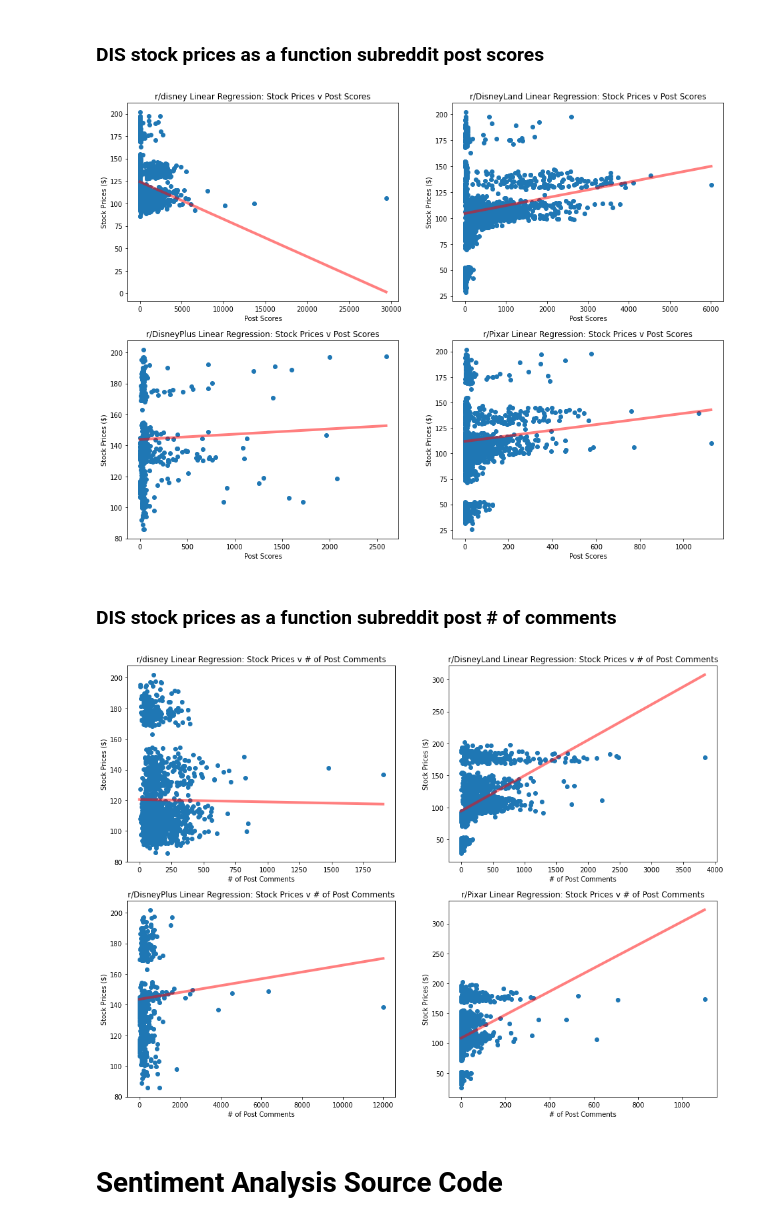
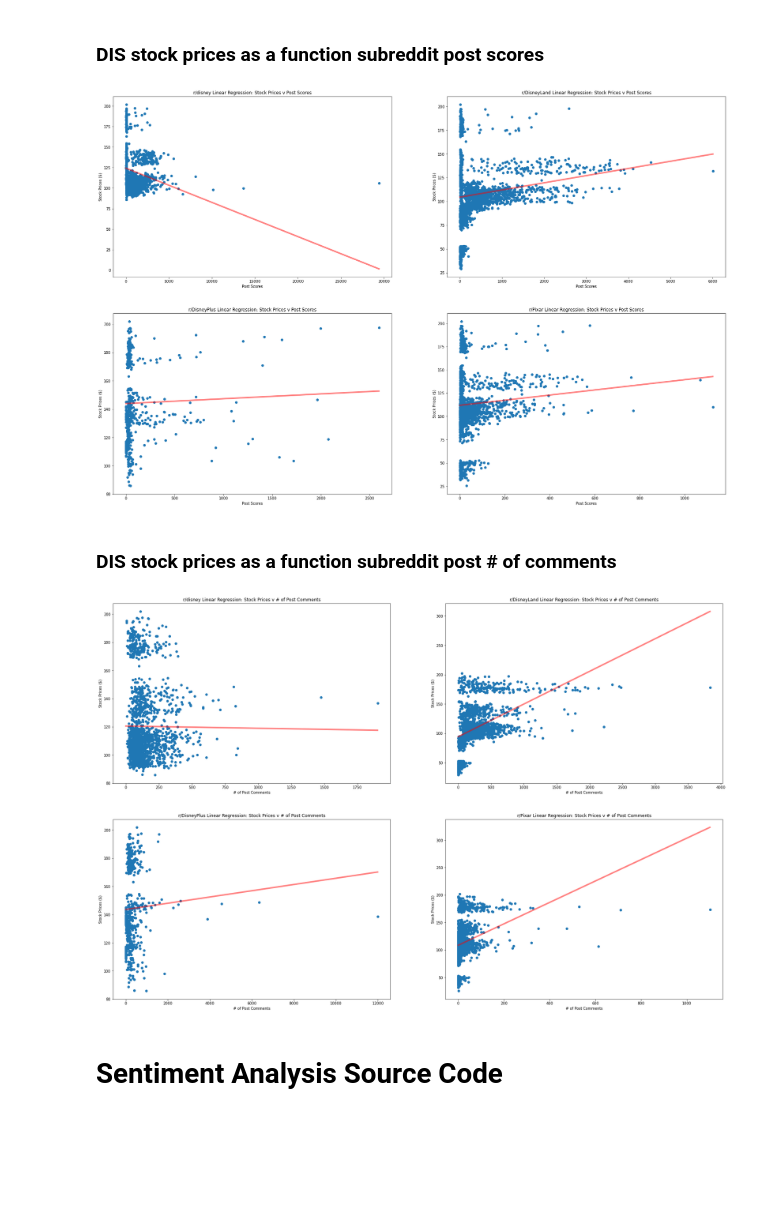
Before and after one commit to keekss/disney-reddit, a Jupyter notebook: project_writeup.ipynb, the cells around one changed output. Drawn from its saved outputs; the diff is of its cells as text; code cells hidden in the pictures; blank space fills up the shorter version.

Commit message:
Visuals and writeup adjusted

```diff
--- a/project_writeup.ipynb
+++ b/project_writeup.ipynb
@@ -628,18 +598,2 @@ post_scores_file.close()
 # %% [markdown]
 ## Plots: Disney subreddit post scores over time
-# %%
-fig, axes = plt.subplots(2, 2, figsize=(16, 12))
-
-score_plots = [("r/disney", weekday_df['parsed_dates'], weekday_df['score']),
-               ("r/DisneyLand", land_df['parsed_dates'], land_df['score']),
-               ("r/DisneyPlus", plus_df['parsed_dates'], plus_df['score']),
-               ("r/Pixar", pixar_df['parsed_dates'], pixar_df['score'])
-              ]
-
-for i, ax in enumerate(fig.axes):
-    (label, X, y) = score_plots[i]
-    ax = plt.subplot(2, 2, i+1)
-    ax.scatter(X, y)
-    ax.set_title(label)
-    ax.set_xlabel("Year")
-    ax.set_ylabel("Score")
@@ -655,18 +623,2 @@ comments_fig.show()
 # %% [markdown]
 ## Plots: # of comments for Disney subreddit posts over time
-# %%
-fig, axes = plt.subplots(2, 2, figsize=(16, 12))
-
-score_plots = [("r/disney", weekday_df['parsed_dates'], weekday_df['num_comments']),
-               ("r/DisneyLand", land_df['parsed_dates'], land_df['num_comments']),
-               ("r/DisneyPlus", plus_df['parsed_dates'], plus_df['num_comments']),
-               ("r/Pixar", pixar_df['parsed_dates'], pixar_df['num_comments'])
-              ]
-
-for i, ax in enumerate(fig.axes):
-    (label, X, y) = score_plots[i]
-    ax = plt.subplot(2, 2, i+1)
-    ax.scatter(X, y)
-    ax.set_title(label)
-    ax.set_xlabel("Year")
-    ax.set_ylabel("num_comments")
@@ -732,31 +691,31 @@ The p.value is: 3.261345273882637e-39
 # %% [markdown]
 ### DIS stock prices as a function subreddit post scores
 # %%
-fig, axes = plt.subplots(2, 2, figsize=(16, 12))
+fig, axes = plt.subplots(2, 2, figsize=(30, 20))
 
 linreg_plots = [("r/disney", X_score_arr[0], y_arr[0], linreg_score_arr[0]),
                ("r/DisneyLand", X_score_arr[1], y_arr[1], linreg_score_arr[1]),
                ("r/DisneyPlus", X_score_arr[2], y_arr[2], linreg_score_arr[2]),
                ("r/Pixar", X_score_arr[3], y_arr[3], linreg_score_arr[3])
               ]
 
 for i, ax in enumerate(fig.axes):
     (label, X_score, y, linreg_score) = linreg_plots[i]
     x_axis = np.arange(max(X_score))
     y_line = linreg_score.intercept + linreg_score.slope * x_axis
 
     ax = plt.subplot(2, 2, i+1)
     ax.scatter(X_score, y)
     plt.plot(x_axis, y_line, color='red', linewidth=4, alpha=0.5)
     ax.set_title(label + " Linear Regression: Stock Prices v Post Scores")
     ax.set_xlabel("Post Scores")
     ax.set_ylabel("Stock Prices ($)")
 # %% [output]
-[figure, old version]
+[figure, new version]
 # %% [markdown]
 ### DIS stock prices as a function subreddit post # of comments
 # %%
-fig, axes = plt.subplots(2, 2, figsize=(16, 12))
+fig, axes = plt.subplots(2, 2, figsize=(30, 20))
 
 linreg_plots = [("r/disney", X_coms_arr[0], y_arr[0], linreg_coms_arr[0]),
                ("r/DisneyLand", X_coms_arr[1], y_arr[1], linreg_coms_arr[1]),
@@ -776,7 +735,7 @@ for i, ax in enumerate(fig.axes):
     ax.set_xlabel("# of Post Comments")
     ax.set_ylabel("Stock Prices ($)")
 # %% [output]
-[figure, old version]
+[figure, new version]
 # %% [markdown]
 # Sentiment Analysis Source Code
 # %% [markdown]
```
Also changed, not shown: parts of 33 cells of this notebook, 34 other files.
